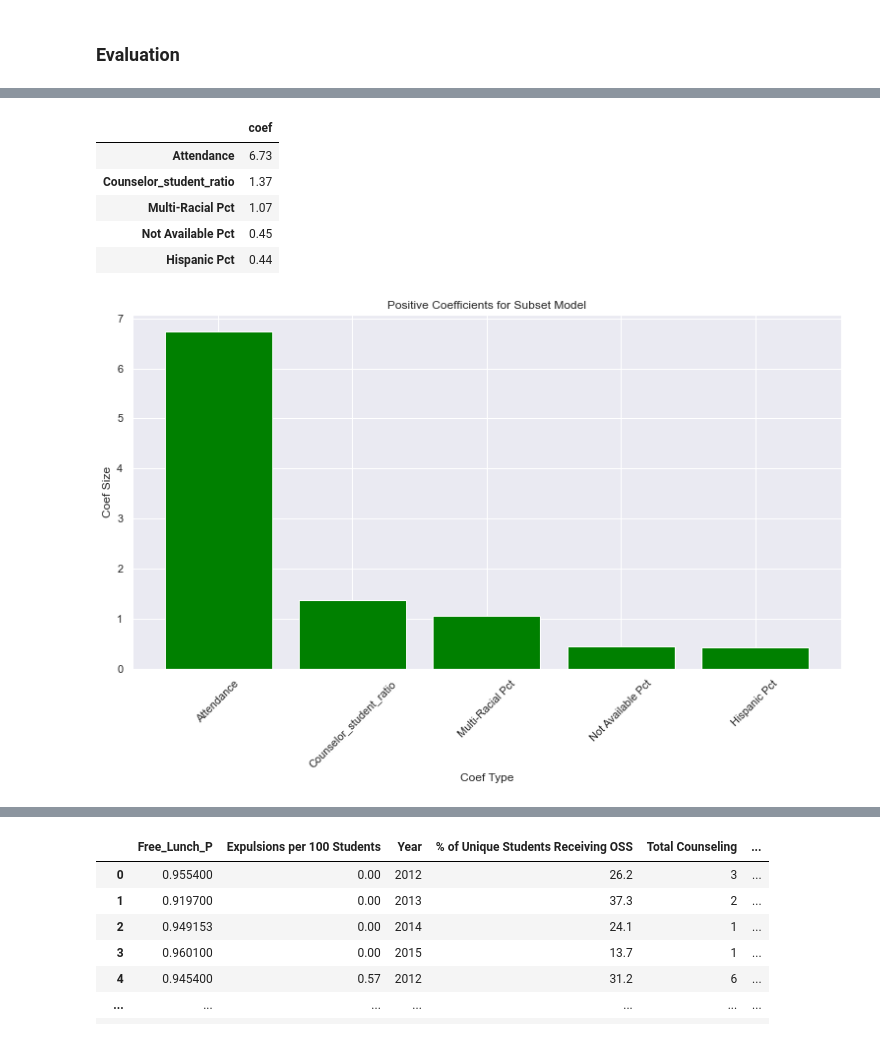
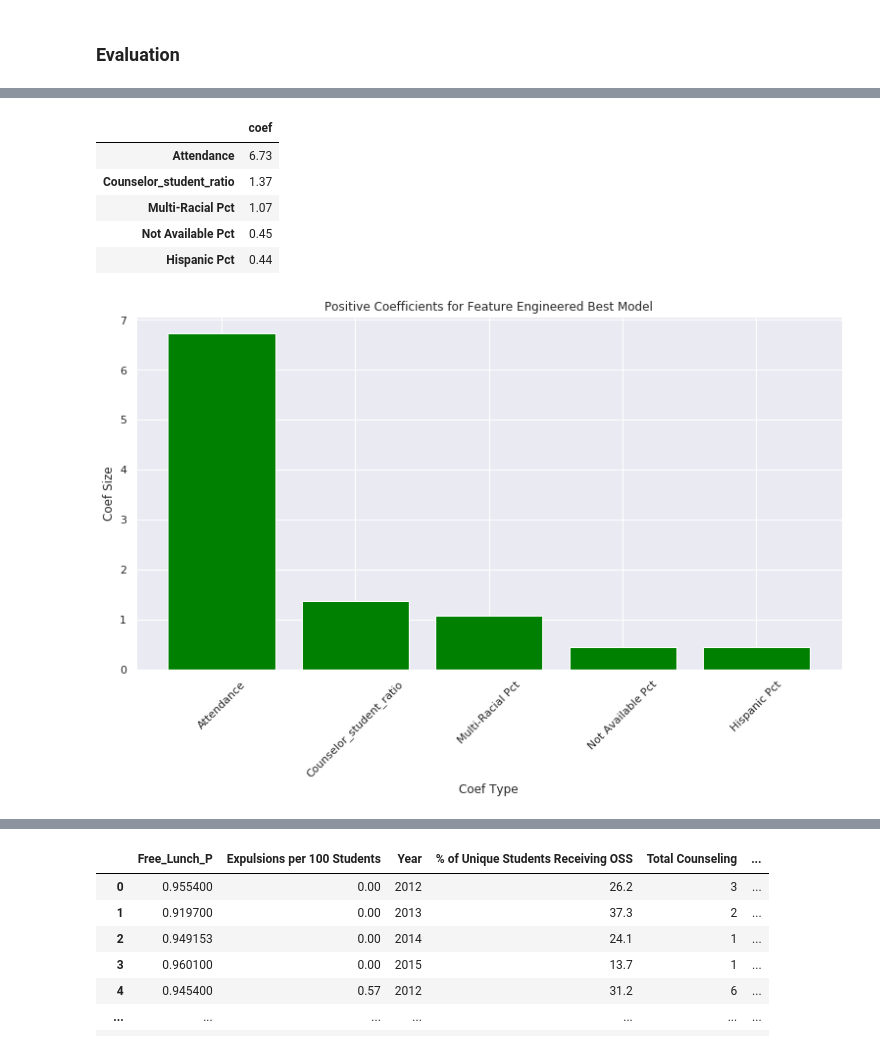
Before and after one commit to oabreu86/Policing-in-Schools-Predicting-Graduation-Rates-on-the-Criminalization-of-Students, a Jupyter notebook: Final_data_analysis.ipynb, the cells around one changed output, grey strips where cells are left out. Saved outputs shown, nothing was run; the diff lists cells and outputs as text; code cells hidden in the pictures.

```diff
--- a/Final_data_analysis.ipynb
+++ b/Final_data_analysis.ipynb
@@ -332,24 +330,24 @@ Name: 5, dtype: object
 # %%
 top_pos_coefs = coefs2.head(5)
 labels = top_pos_coefs.index.values
 display(top_pos_coefs)
 
 fig = plt.figure()
 ax = fig.add_axes([0,0,1,1])
 ax.bar(labels,top_pos_coefs['coef'], color='green')
 plt.xticks(rotation=45)
 plt.xlabel("Coef Type")
 plt.ylabel("Coef Size")
-plt.title("Positive Coefficients for Subset Model")
+plt.title("Positive Coefficients for Feature Engineered Best Model")
 plt.show()
 # %% [output]
 |  | coef |
 | Attendance | 6.73 |
 | Counselor_student_ratio | 1.37 |
 | Multi-Racial Pct | 1.07 |
 | Not Available Pct | 0.45 |
 | Hispanic Pct | 0.44 |
-[figure, old version]
+[figure, new version]
 # %%
 top_neg_coefs = coefs2.tail(5).abs()
 labels = top_neg_coefs.index.values
```
Also changed, not shown: parts of 18 cells of this notebook.
